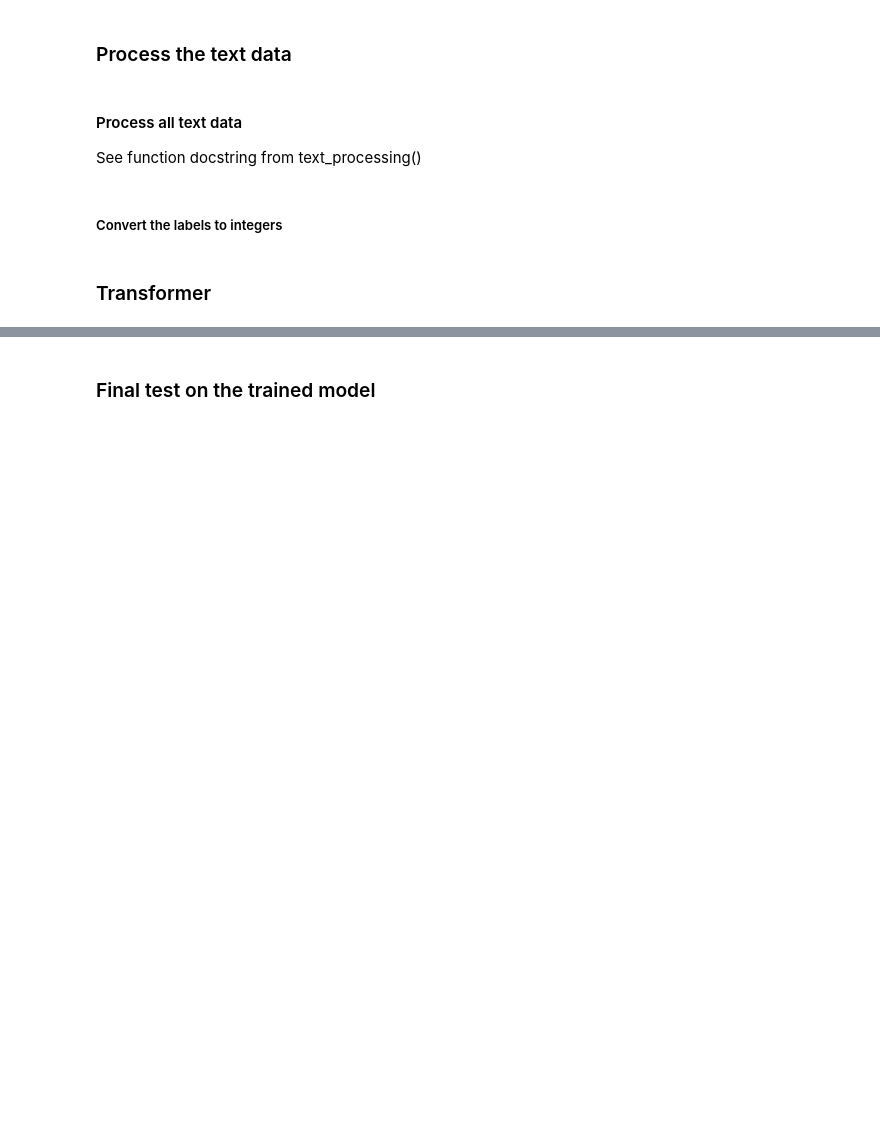
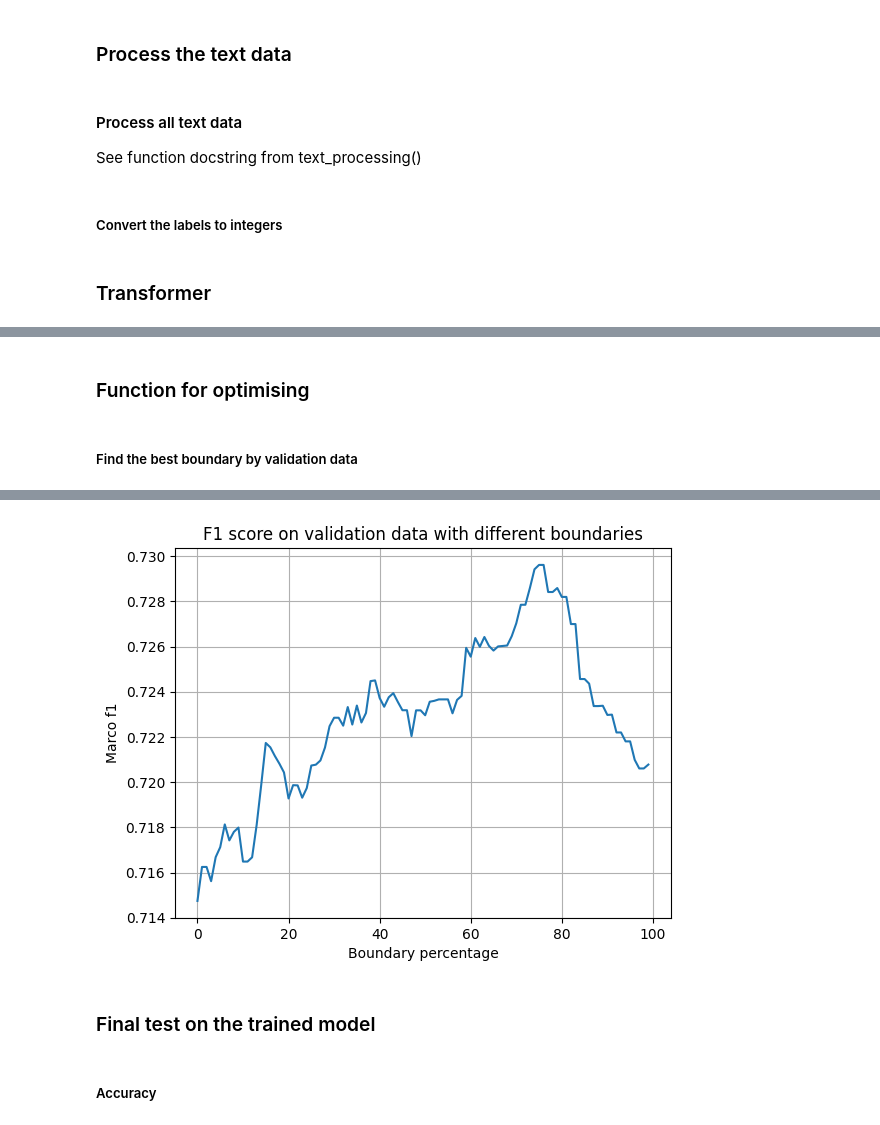
Before and after one commit to kelvin3720/CU_CMT316_Group_Project, a Jupyter notebook: src/main.ipynb, the cells around one changed output, grey strips where cells are left out. Drawn from its saved outputs; the diff is of its cells as text; code cells hidden in the pictures; blank space fills up the shorter version.

Commit message:
Added boundary modification

```diff
--- a/src/main.ipynb
+++ b/src/main.ipynb
@@ -305,0 +303,2 @@ plt.show()
+# %% [markdown]
+### Function for optimising
@@ -305,0 +350,21 @@ plt.show()
+# %% [markdown]
+##### Find the best boundary by validation data
+# %%
+validation_prediction = model.predict(validation_encodings)
+prediction_matrix: ndarray[float] = validation_prediction.logits
+
+start = 0.0
+boundary_f1: list[float] = []
+while start < 1.0:
+    fin_res = modify_decision_boundary(prediction_matrix, start)
+    boundary_f1.append(f1_score(validation_labels, fin_res, average='macro'))
+    start += 0.01
+
+x_axis = list(range(100))
+plt.plot(x_axis, boundary_f1)
+plt.xlabel('Boundary percentage')
+plt.ylabel('Marco f1')
+plt.title('F1 score on validation data with different boundaries')
+plt.grid(True)
+plt.show()
+# %% [output]
@@ -306,3 +372,6 @@ plt.show()
+[figure, added]
 # %% [markdown]
 ### Final test on the trained model
+# %% [markdown]
+##### Accuracy
 # %%
```
Also changed, not shown: parts of 36 cells of this notebook.
